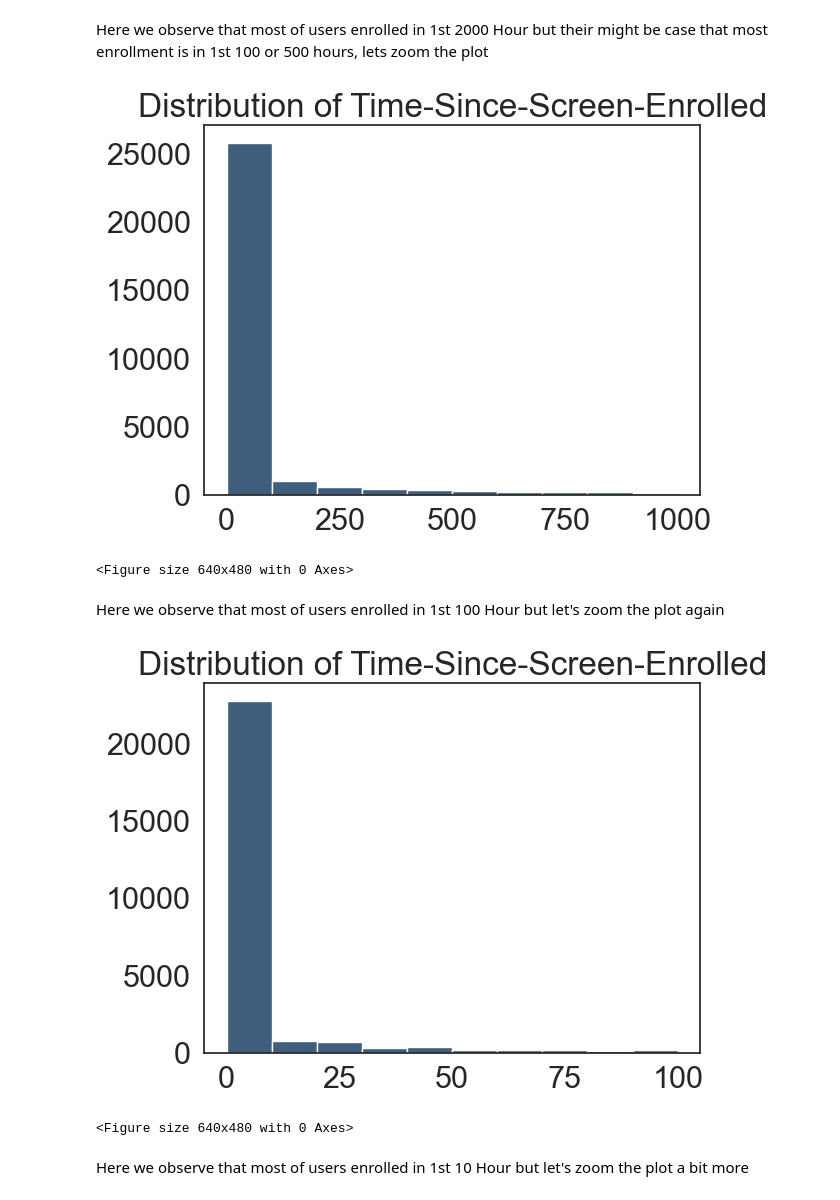
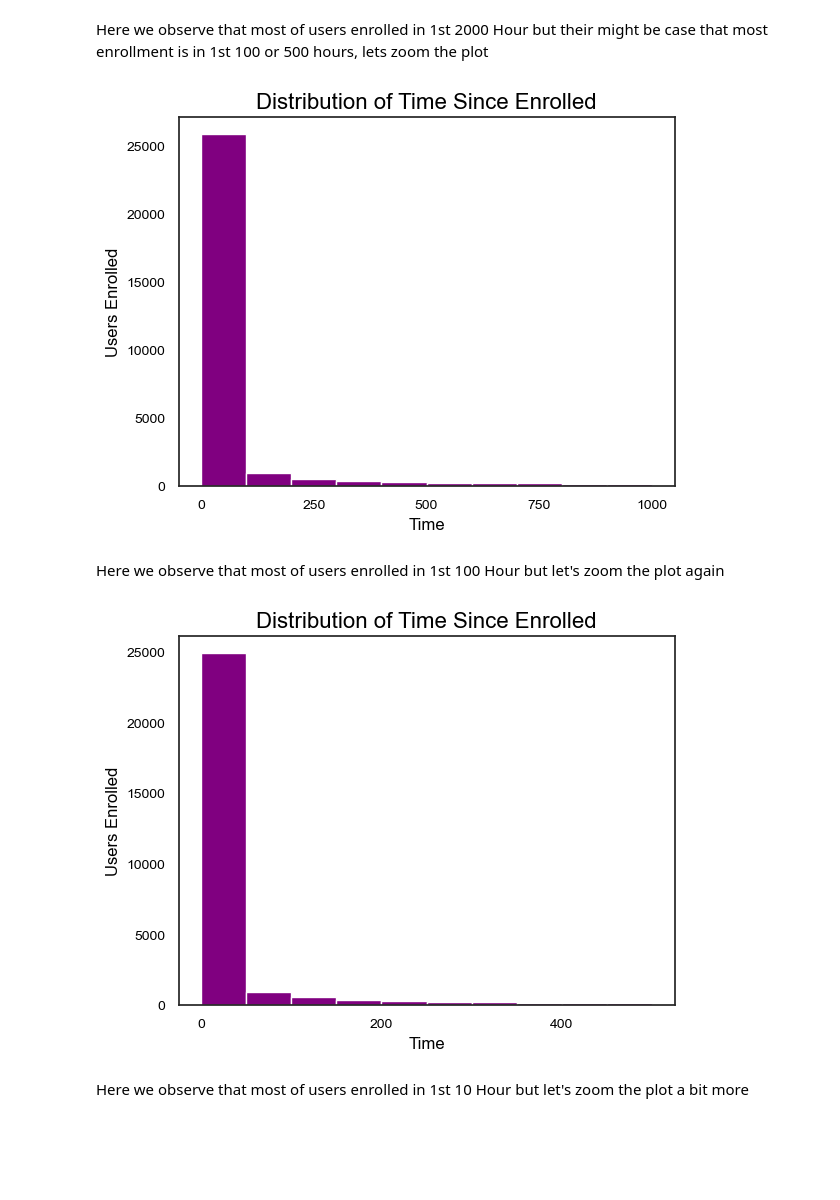
Before and after one commit to preeyasinghc/Final-Project, a Jupyter notebook: CustomerAppSubscription.ipynb, the cells around one changed output. Drawn from its saved outputs; the diff is of its cells as text; code cells hidden in the pictures; blank space fills up the shorter version.

```diff
--- a/CustomerAppSubscription.ipynb
+++ b/CustomerAppSubscription.ipynb
@@ -341,21 +348,31 @@ plt.savefig('time_distribution_plot.jpg')
 # %% [markdown]
 Here we observe that most of users enrolled in 1st 2000 Hour but their might be case that most enrollment is in 1st 100 or 500 hours, lets zoom the plot
 # %%
-plt.hist(app_subscription_df["difference"].dropna(), color='#3F5D7D', range =[0,1000])
-plt.title('Distribution of Time-Since-Screen-Enrolled')
+plt.hist(app_subscription_df["difference"].dropna(), color='purple', range =[0,1000])
+plt.title('Distribution of Time Since Enrolled',fontsize=16, color='black')
+plt.xlabel('Time', fontsize=12, color='black')
+plt.ylabel('Users Enrolled', fontsize=12, color='black')
+# Change font and color of x and y tick labels
+plt.xticks(fontsize=10, color='black')
+plt.yticks(fontsize=10, color='black')
+#plt.savefig('time_distribution_plot2.jpg')
 plt.show()
 # %% [output]
-[figure, old version]
+[figure, new version]
-<Figure size 640x480 with 0 Axes>
 # %% [markdown]
 Here we observe that most of users enrolled in 1st 100 Hour but let's zoom the plot again
 # %%
-plt.hist(app_subscription_df["difference"].dropna(), color='#3F5D7D', range =[0,100])
-plt.title('Distribution of Time-Since-Screen-Enrolled')
+plt.hist(app_subscription_df["difference"].dropna(), color='purple', range =[0,500])
+plt.title('Distribution of Time Since Enrolled',fontsize=16, color='black')
+plt.xlabel('Time', fontsize=12, color='black')
+plt.ylabel('Users Enrolled', fontsize=12, color='black')
+# Change font and color of x and y tick labels
+plt.xticks(fontsize=10, color='black')
+plt.yticks(fontsize=10, color='black')
+#plt.savefig('time_distribution_plot3.jpg')
 plt.show()
 # %% [output]
-[figure, old version]
+[figure, new version]
-<Figure size 640x480 with 0 Axes>
 # %% [markdown]
 Here we observe that most of users enrolled in 1st 10 Hour but let's zoom the plot a bit more
 # %%
```
Also changed, not shown: parts of 28 cells of this notebook.
